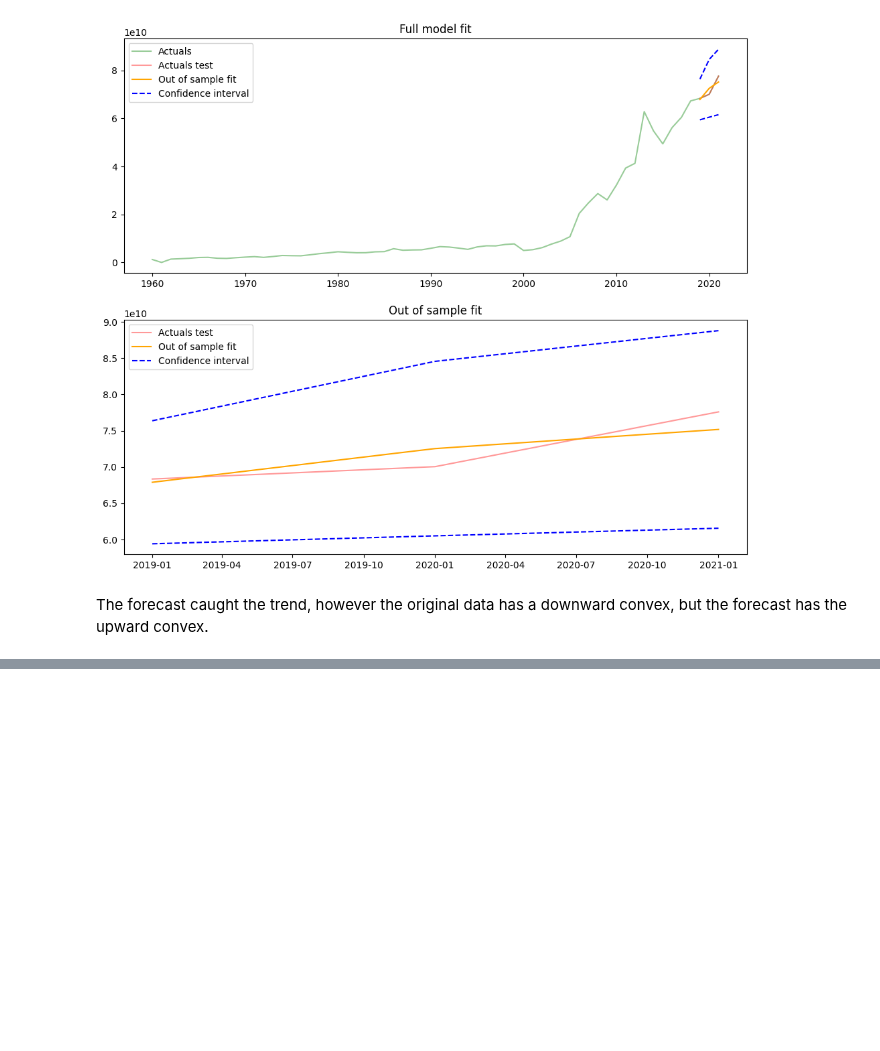
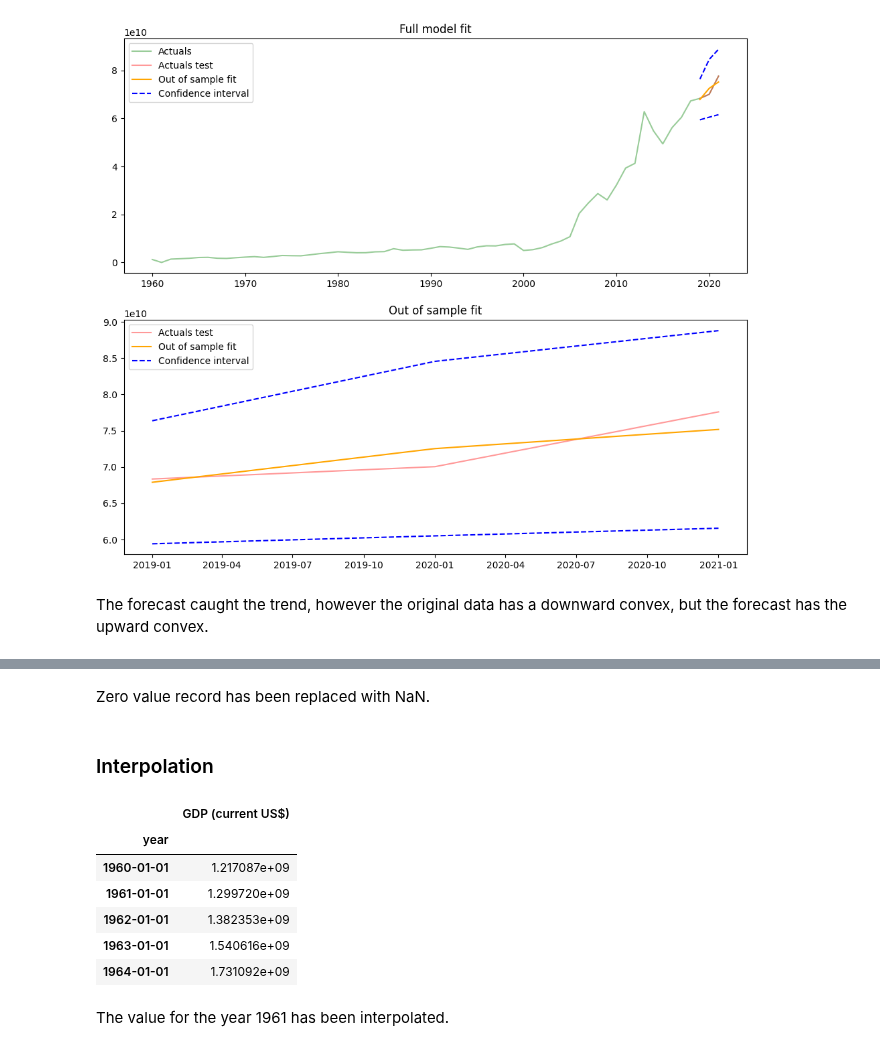
Before and after one commit to helios12/DataScienceProjects, a Jupyter notebook: tasks/task-10/Task-10-MATH-ML-13.Time_series.ipynb, the cells around one changed output, grey strips where cells are left out. Cells and saved outputs as stored; diff of their text form; code cells hidden in the pictures; blank space fills up the shorter version.

```diff
--- a/tasks/task-10/Task-10-MATH-ML-13.Time_series.ipynb
+++ b/tasks/task-10/Task-10-MATH-ML-13.Time_series.ipynb
@@ -298,0 +349,17 @@ The forecast caught the trend, however the original data has a downward convex,
+# %% [markdown]
+Zero value record has been replaced with NaN.
+# %% [markdown]
+### Interpolation
+# %%
+data_interpolated = pd.DataFrame(data['GDP (current US$)'].resample('YS').interpolate(), columns=data.columns)
+data_interpolated.head(5)
+# %% [output]
+|  | GDP (current US$) |
+| year |  |
+| 1960-01-01 | 1.217087e+09 |
+| 1961-01-01 | 1.299720e+09 |
+| 1962-01-01 | 1.382353e+09 |
+| 1963-01-01 | 1.540616e+09 |
+| 1964-01-01 | 1.731092e+09 |
+# %% [markdown]
+The value for the year 1961 has been interpolated.
```
Also changed, not shown: parts of 16 cells of this notebook.
